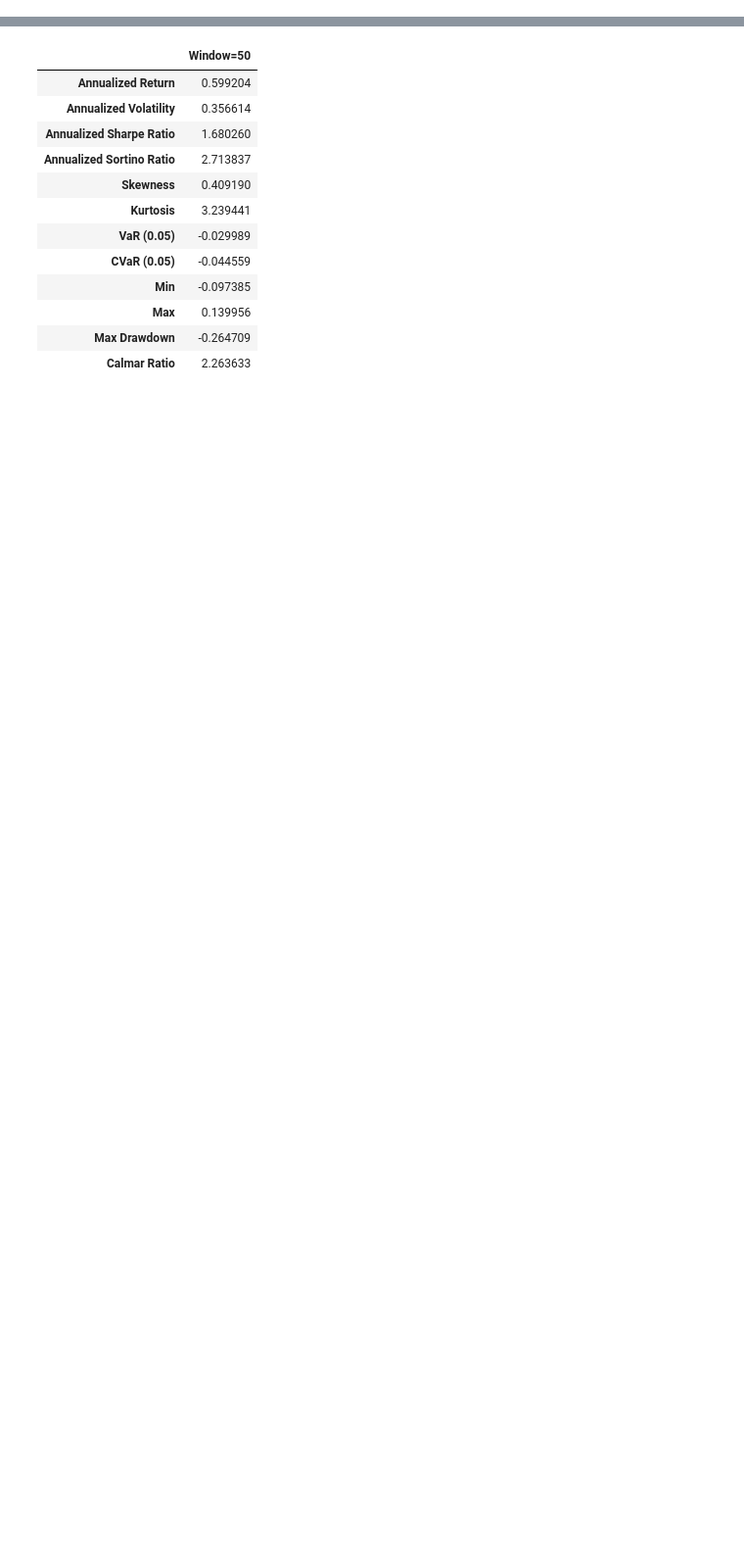
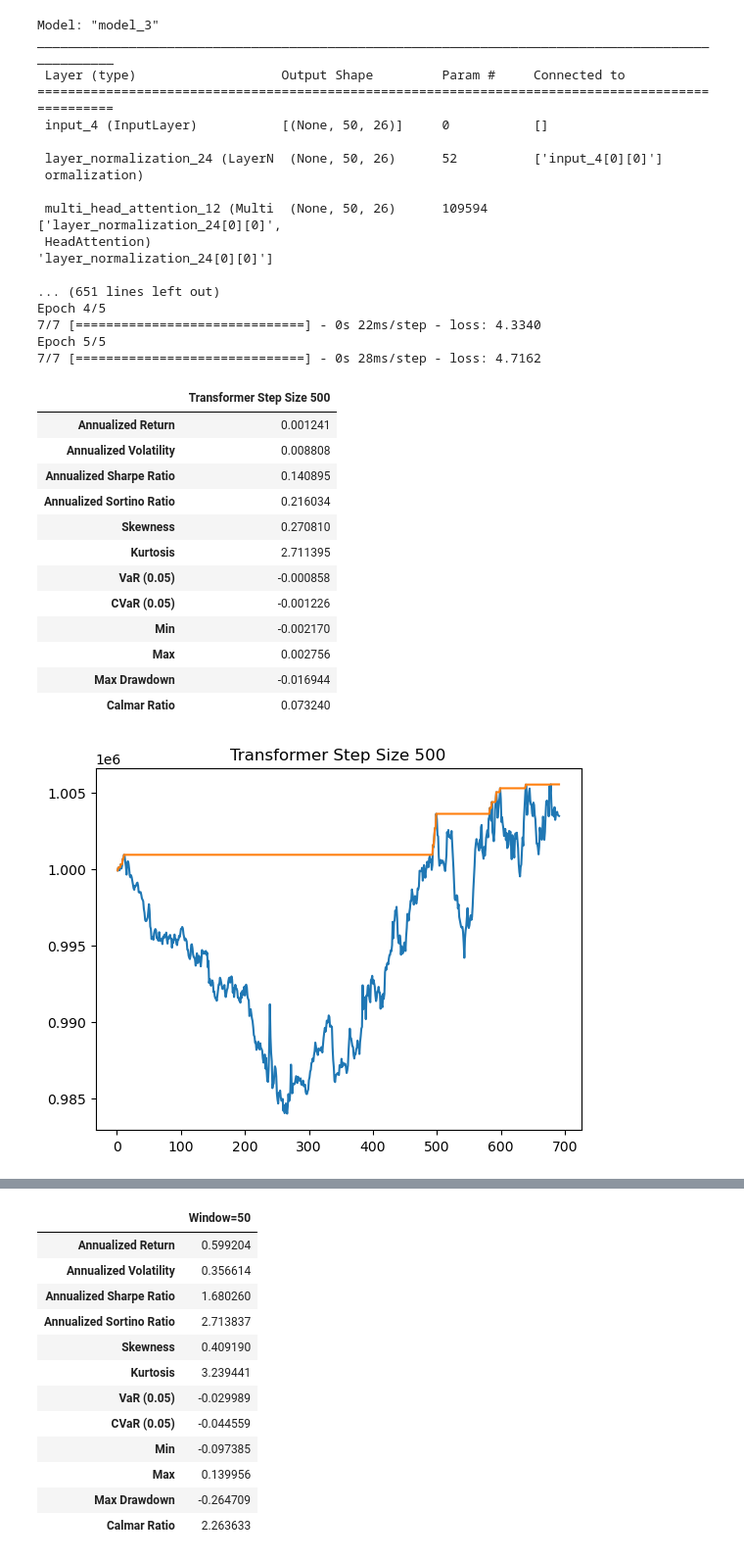
Before and after one commit to chiwailee/UChicago-Winter2022, a Jupyter notebook: transformers/Encoder_Trader_MultiFeature.ipynb, the cells around one changed output, grey strips where cells are left out. Shown at 98% size. Drawn from its saved outputs; the diff is of its cells as text; code cells hidden in the pictures; blank space fills up the shorter version.

```diff
--- a/transformers/Encoder_Trader_MultiFeature.ipynb
+++ b/transformers/Encoder_Trader_MultiFeature.ipynb
@@ -339,3 +480,78 @@ rets_agg["Transformer Step Size 500"], tf_rets500 = summ_and_plot(x, y, title="T
+# %%
+model = build_model(
+    x_train.shape[1:],
+    head_size=256,
+    num_heads=4,
+    ff_dim=4,
+    num_transformer_blocks=4,
+    mlp_units=[128],
+    mlp_dropout=0.4,
+    dropout=0.25,
+)
+
+model.compile(
+    loss="mean_squared_error", optimizer=keras.optimizers.Adam(learning_rate=1e-4)
+)
+
+model.summary()
+
+callbacks = [keras.callbacks.EarlyStopping(patience=10, restore_best_weights=True)]
+
+
+try:
+    with tf.device("/device:GPU:0"):
+        model.fit(
+            x_train,
+            y_train,
+            epochs=200,
+            batch_size=64,
+            callbacks=callbacks,
+        )
+except:
+    model.fit(
+        x_train,
+        y_train,
+        epochs=20,
+        batch_size=64,
+        callbacks=callbacks,
+    )
+
+x, y = run_stepped_inc(
+    model, x_test, y_test, step_size=500, epochs=5, batch_size=64, callbacks=callbacks
+)
+rets_agg["Transformer Step Size 500"], tf_rets500 = summ_and_plot(x, y, title="Transformer Step Size 500")
+# %% [output]
+Model: "model_3"
+__________________________________________________________________________________________________
+ Layer (type)                   Output Shape         Param #     Connected to
+==================================================================================================
+ input_4 (InputLayer)           [(None, 50, 26)]     0           []
+
+ layer_normalization_24 (LayerN  (None, 50, 26)      52          ['input_4[0][0]']
+ ormalization)
+
+ multi_head_attention_12 (Multi  (None, 50, 26)      109594      ['layer_normalization_24[0][0]',
+ HeadAttention)                                                   'layer_normalization_24[0][0]']
+
+... (651 lines left out)
+Epoch 4/5
+7/7 [==============================] - 0s 22ms/step - loss: 4.3340
+Epoch 5/5
+7/7 [==============================] - 0s 28ms/step - loss: 4.7162
+|  | Transformer Step Size 500 |
+| Annualized Return | 0.001241 |
+| Annualized Volatility | 0.008808 |
+| Annualized Sharpe Ratio | 0.140895 |
+| Annualized Sortino Ratio | 0.216034 |
+| Skewness | 0.270810 |
+| Kurtosis | 2.711395 |
+| VaR (0.05) | -0.000858 |
+| CVaR (0.05) | -0.001226 |
+| Min | -0.002170 |
+| Max | 0.002756 |
+| Max Drawdown | -0.016944 |
+| Calmar Ratio | 0.073240 |
+[figure, added]
 # %%
 display(rets_agg)
 plt.plot(tf_rets25["portfolio"], label="25")
```
Also changed, not shown: parts of 11 cells of this notebook.
